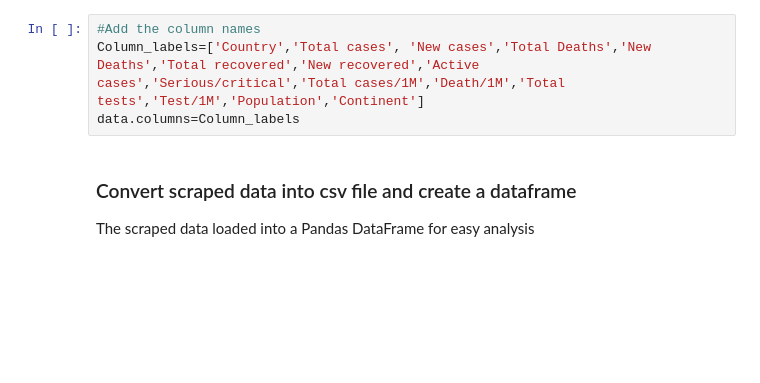
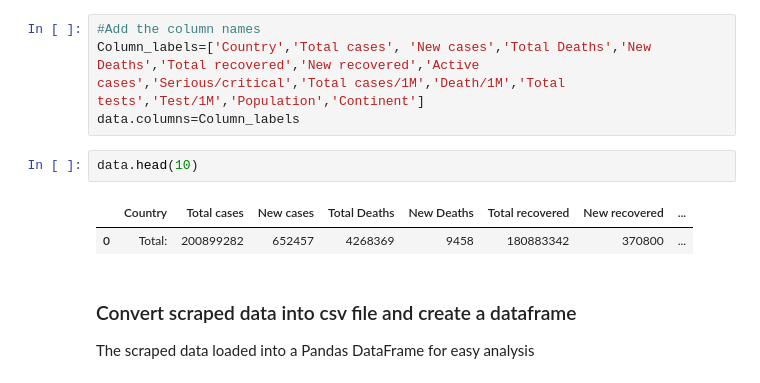
Before and after one commit to sonia-an/COVID-19, a Jupyter notebook: Covid_19_Analysis_2nd_Aug_2021.ipynb, the cells around one changed output. Saved outputs shown, nothing was run; the diff lists cells and outputs as text; blank space fills up the shorter version.

```diff
--- a/Covid_19_Analysis_2nd_Aug_2021.ipynb
+++ b/Covid_19_Analysis_2nd_Aug_2021.ipynb
@@ -81,6 +79,11 @@ data
 #Add the column names
 Column_labels=['Country','Total cases', 'New cases','Total Deaths','New Deaths','Total recovered','New recovered','Active cases','Serious/critical','Total cases/1M','Death/1M','Total tests','Test/1M','Population','Continent']
 data.columns=Column_labels
+# %%
+data.head(10)
+# %% [output]
+|  | Country | Total cases | New cases | Total Deaths | New Deaths | Total recovered | New recovered | ... |
+| 0 | Total: | 200899282 | 652457 | 4268369 | 9458 | 180883342 | 370800 | ... |
 # %% [markdown]
 ### Convert scraped data into csv file and create a dataframe
 The scraped data loaded into a Pandas DataFrame for easy analysis
```
Also changed, not shown: parts of 11 cells of this notebook.
